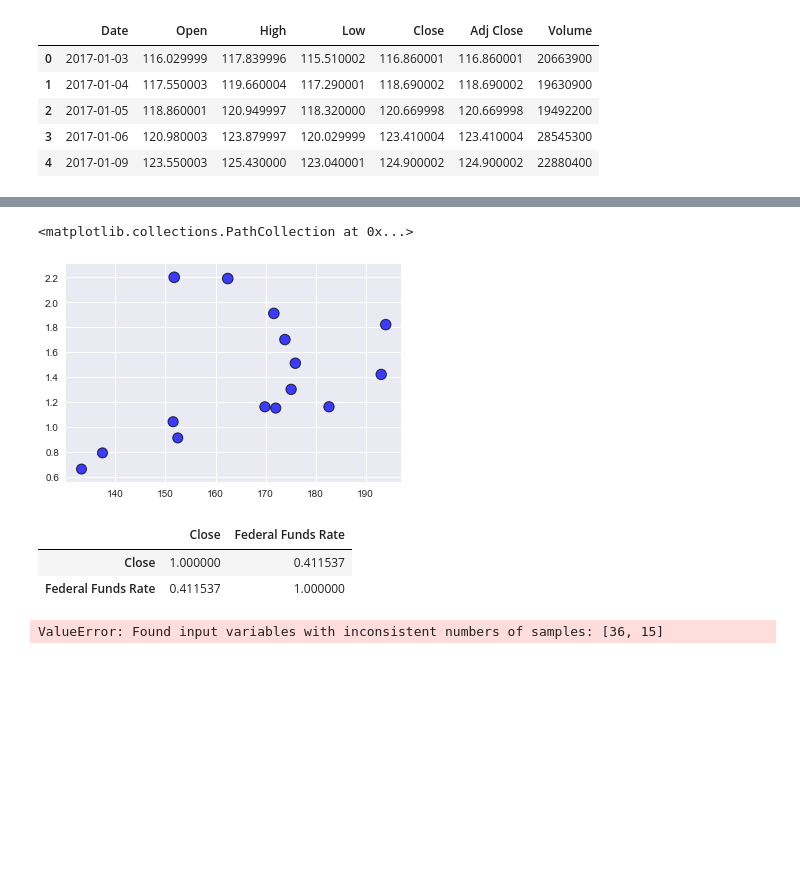
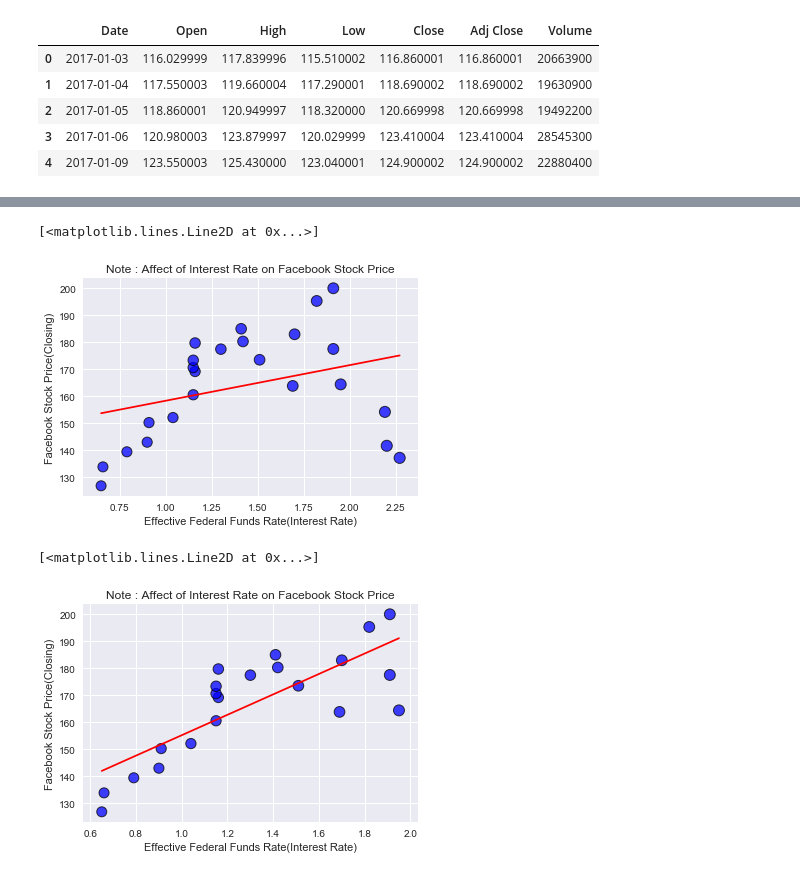
Before and after one commit to diana-md/DataAnalystsGuru, a Jupyter notebook: Interest Rate.ipynb, the cells around one changed output, grey strips where cells are left out. Cells and saved outputs as stored; diff of their text form; code cells hidden in the pictures; blank space fills up the shorter version.

```diff
--- a/Interest Rate.ipynb
+++ b/Interest Rate.ipynb
@@ -84,13 +89,0 @@ stock.head()
-# %%
-plt.scatter(stock["Close"], stock["Federal Funds Rate"], linewidth=1, marker="o", facecolors="blue", edgecolors="black", s=x_axis, alpha=0.75)
-# %% [output]
-<matplotlib.collections.PathCollection at 0x...>
-[figure, removed]
-# %%
-#correlation between the variables in the dataset
-effr.corr()
-stock.corr()
-# %% [output]
-|  | Close | Federal Funds Rate |
-| Close | 1.000000 | 0.411537 |
-| Federal Funds Rate | 0.411537 | 1.000000 |
@@ -102,13 +90,22 @@ y = stock['Close']
-# %%
-from sklearn.linear_model import LinearRegression
-model = LinearRegression(fit_intercept=True)
-
-model.fit(x[:, np.newaxis], y)
-
-xfit = np.linspace(0, 10, 1000)
-yfit = model.predict(xfit[:, np.newaxis])
-
-plt.scatter(x, y)
-plt.plot(xfit, yfit);
-# %% [output]
-ValueError: Found input variables with inconsistent numbers of samples: [36, 15]
+# %%
+x = stock["Federal Funds Rate"]
+y = stock ["Close"]
+plt.scatter(x, y, linewidth=1, marker="o", facecolors="blue", edgecolors="black", s=x_axis, alpha=0.75)
+plt.title('Note : Affect of Interest Rate on Facebook Stock Price')
+plt.xlabel('Effective Federal Funds Rate(Interest Rate)')
+plt.ylabel('Facebook Stock Price(Closing)')
+plt.plot(np.unique(x), np.poly1d(np.polyfit(x, y, 1))(np.unique(x)), color = "red")
+# %% [output]
+[<matplotlib.lines.Line2D at 0x...>]
+[figure, added]
+# %%
+x_3 = stock.iloc[:-3,2]
+y_3 = stock.iloc[:-3,1]
+plt.scatter(x_3, y_3, linewidth=1, marker="o", facecolors="blue", edgecolors="black", s=x_axis, alpha=0.75)
+plt.title('Note : Affect of Interest Rate on Facebook Stock Price')
+plt.xlabel('Effective Federal Funds Rate(Interest Rate)')
+plt.ylabel('Facebook Stock Price(Closing)')
+plt.plot(np.unique(x_3), np.poly1d(np.polyfit(x_3, y_3, 1))(np.unique(x_3)), color = "red")
+# %% [output]
+[<matplotlib.lines.Line2D at 0x...>]
+[figure, added]
```
Also changed, not shown: parts of 5 cells of this notebook.
